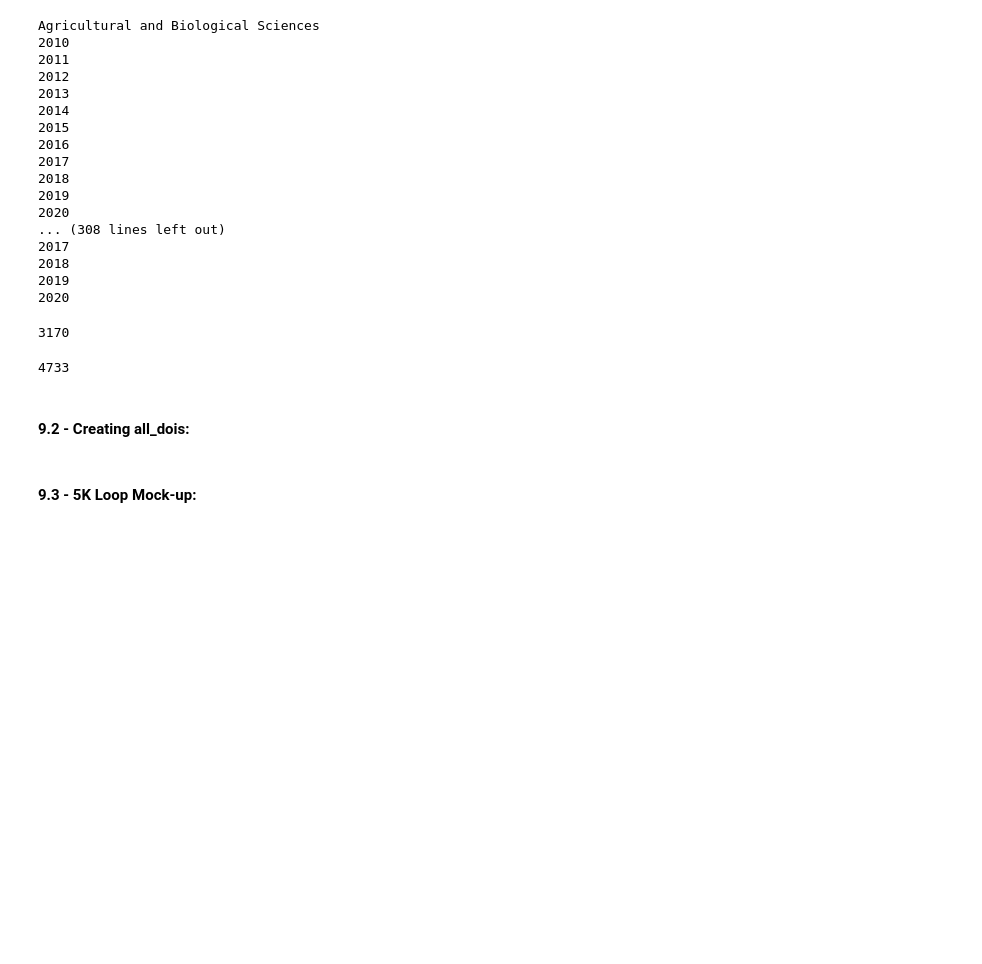
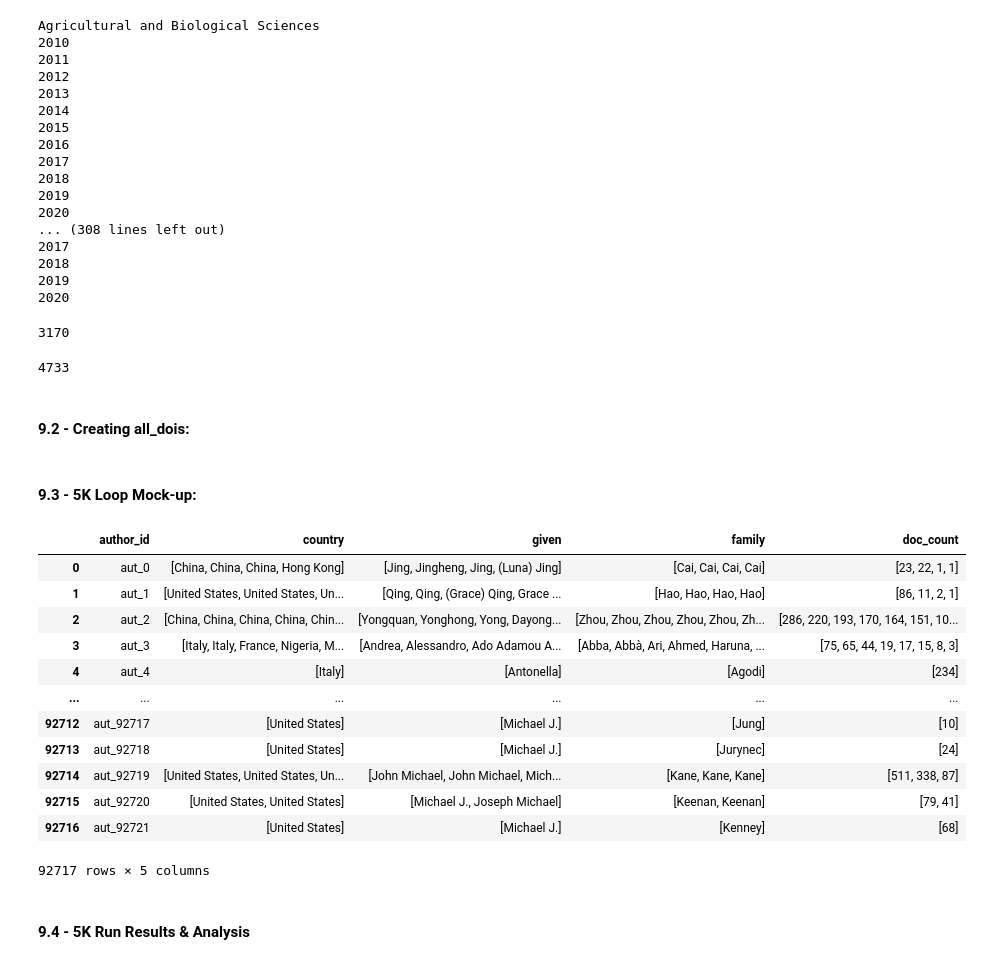
Before and after one commit to Oz-like-the-Wizard/Investigating-the-delay-times-in-academic-publishing, a Jupyter notebook: part7e_-final_extraction_part_2.ipynb, the cells around one changed output. Saved outputs shown, nothing was run; the diff lists cells and outputs as text; code cells hidden in the pictures; blank space fills up the shorter version.

```diff
--- a/part7e_-final_extraction_part_2.ipynb
+++ b/part7e_-final_extraction_part_2.ipynb
@@ -1674,3 +1674,6 @@ with open("q1_date_df","wb") as p:
 
 with open("q1_jrnl_df","wb") as p:
     pickle.dump(q1_jrnl_df, p)
+# %%
+with open("q1_date_df", "rb") as fp:
+    q1_date_df = pickle.load(fp)
@@ -1676,0 +1683,6 @@ with open("q1_jrnl_df","wb") as p:
+# %%
+with open("q1_jrnl_df", "rb") as fp:
+    q1_jrnl_df = pickle.load(fp)
+# %%
+with open("author_out_list_loop_save", "rb") as fp:
+    author_out_list_loop_save = pickle.load(fp)
@@ -1676,0 +1692,18 @@ with open("q1_jrnl_df","wb") as p:
+# %%
+pd.DataFrame(author_out_list_loop_save)
+# %% [output]
+|  | author_id | country | given | family | doc_count |
+| 0 | aut_0 | [China, China, China, Hong Kong] | [Jing, Jingheng, Jing, (Luna) Jing] | [Cai, Cai, Cai, Cai] | [23, 22, 1, 1] |
+| 1 | aut_1 | [United States, United States, Un... | [Qing, Qing, (Grace) Qing, Grace ... | [Hao, Hao, Hao, Hao] | [86, 11, 2, 1] |
+| 2 | aut_2 | [China, China, China, China, Chin... | [Yongquan, Yonghong, Yong, Dayong... | [Zhou, Zhou, Zhou, Zhou, Zhou, Zh... | [286, 220, 193, 170, 164, 151, 10... |
+| 3 | aut_3 | [Italy, Italy, France, Nigeria, M... | [Andrea, Alessandro, Ado Adamou A... | [Abba, Abbà, Ari, Ahmed, Haruna, ... | [75, 65, 44, 19, 17, 15, 8, 3] |
+| 4 | aut_4 | [Italy] | [Antonella] | [Agodi] | [234] |
+| ... | ... | ... | ... | ... | ... |
+| 92712 | aut_92717 | [United States] | [Michael J.] | [Jung] | [10] |
+| 92713 | aut_92718 | [United States] | [Michael J.] | [Jurynec] | [24] |
+| 92714 | aut_92719 | [United States, United States, Un... | [John Michael, John Michael, Mich... | [Kane, Kane, Kane] | [511, 338, 87] |
+| 92715 | aut_92720 | [United States, United States] | [Michael J., Joseph Michael] | [Keenan, Keenan] | [79, 41] |
+| 92716 | aut_92721 | [United States] | [Michael J.] | [Kenney] | [68] |
+92717 rows × 5 columns
+# %% [markdown]
+#### 9.4 - 5K Run Results & Analysis
```
Also changed, not shown: parts of 19 cells of this notebook, 23 other files.
